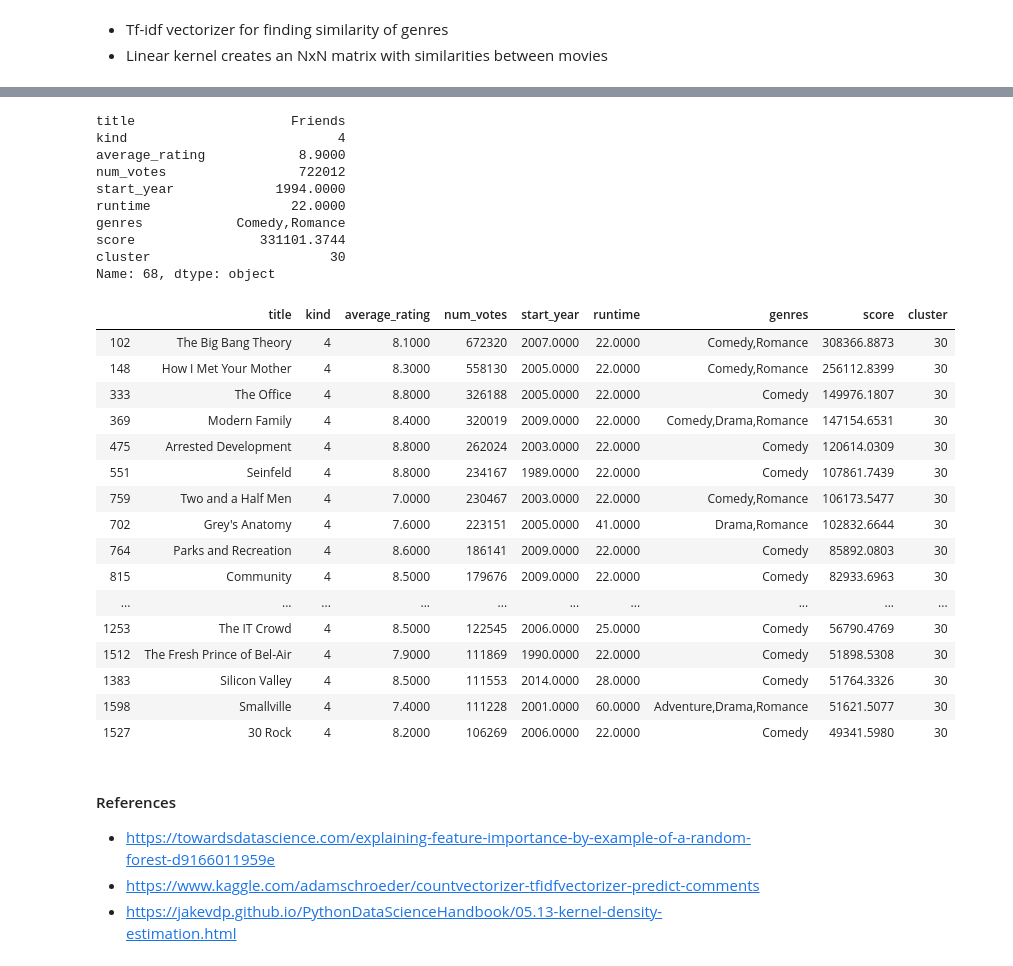
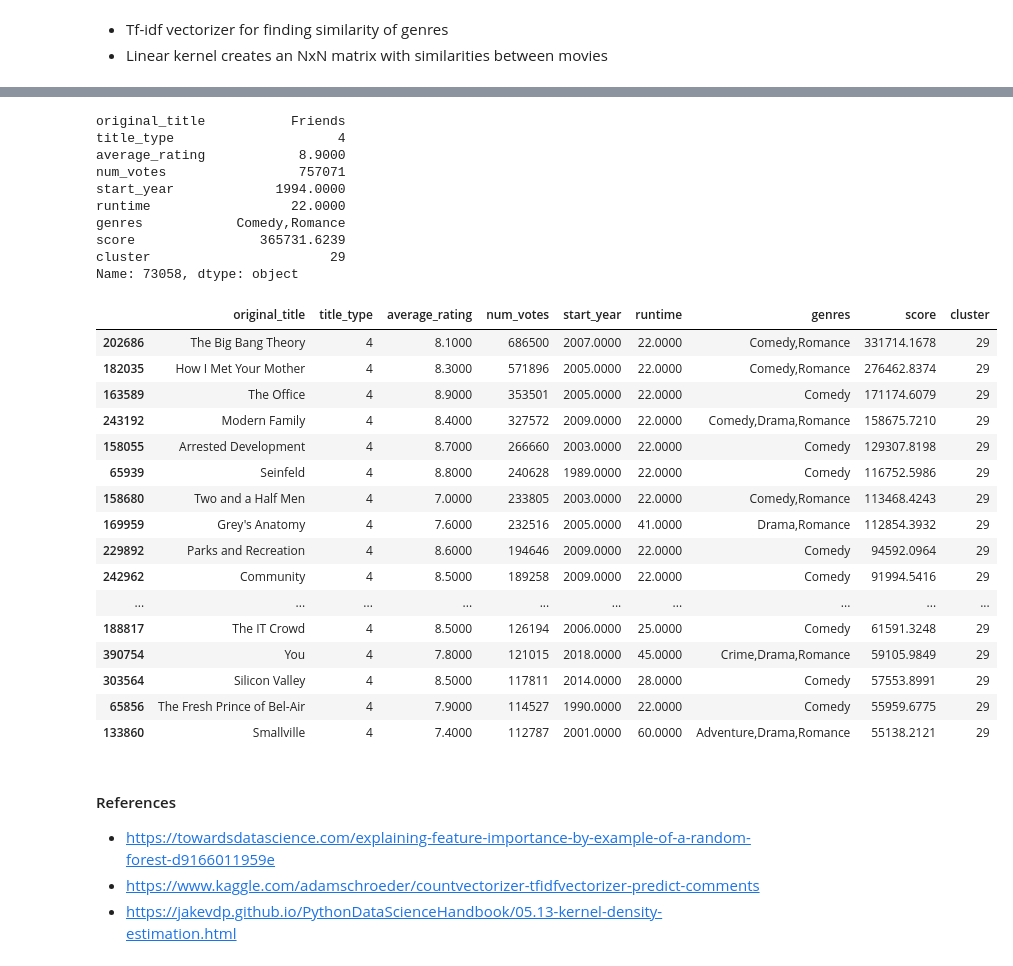
Before and after one commit to Jolinda-hub/recommovie, a Jupyter notebook: notebook/recommovie.ipynb, the cells around one changed output, grey strips where cells are left out. Cells and saved outputs as stored; diff of their text form; code cells hidden in the pictures.

```diff
--- a/notebook/recommovie.ipynb
+++ b/notebook/recommovie.ipynb
@@ -101,8 +114,8 @@ dtype: int64
 df = df.drop('end_year', axis=1)
 # %%
 cols = [
-    'title',
-    'kind',
+    'original_title',
+    'title_type',
     'average_rating',
     'num_votes',
     'start_year',
@@ -114,7 +127,7 @@ cols = [
 # %%
 le = LabelEncoder()
 dataset = df[cols].dropna().copy()
-dataset['kind'] = le.fit_transform(dataset['kind'])
+dataset['title_type'] = le.fit_transform(dataset['title_type'])
 # %%
 dataset.head()
 # %% [output]
@@ -207,8 +220,8 @@ drop_col_feat_imp(rf, X_train, y_train)
 #### Scoring
 # %%
 dataset['score'] = (
-    0.4576 * dataset['num_votes'] + 0.3271 * dataset['runtime'] +
-    0.3517 * dataset['start_year'] + 0.0493 * dataset['kind']
+    0.4821 * dataset['num_votes'] + 0.3502 * dataset['runtime'] +
+    0.3710 * dataset['start_year'] + 0.0541 * dataset['title_type']
 )
 # %%
 dataset = dataset.reset_index(drop=True)
@@ -324,7 +337,7 @@ def get_recommendations(movie_index):
 
     cond1 = (dataset.index.isin(indexes))
     cond2 = (dataset.cluster == dataset.iloc[movie_index]['cluster'])
-    cond3 = (dataset.kind == dataset.iloc[movie_index]['kind'])
+    cond3 = (dataset.title_type == dataset.iloc[movie_index]['title_type'])
 
     selected = dataset.loc[cond1 & cond2 & cond3] \
         .sort_values(by='score', ascending=False).head(20)
@@ -362,33 +375,33 @@ Name: 0, dtype: object
 # %%
-get_recommendations(68)
+get_recommendations(73058)
 # %% [output]
-title                    Friends
-kind                           4
+original_title           Friends
+title_type                     4
 average_rating            8.9000
-num_votes                 722012
+num_votes                 757071
 start_year             1994.0000
 runtime                  22.0000
 genres            Comedy,Romance
-score                331101.3744
-cluster                       30
-Name: 68, dtype: object
+score                365731.6239
+cluster                       29
+Name: 73058, dtype: object
-|  | title | kind | average_rating | num_votes | start_year | runtime | genres | score | cluster |
-| 102 | The Big Bang Theory | 4 | 8.1000 | 672320 | 2007.0000 | 22.0000 | Comedy,Romance | 308366.8873 | 30 |
-| 148 | How I Met Your Mother | 4 | 8.3000 | 558130 | 2005.0000 | 22.0000 | Comedy,Romance | 256112.8399 | 30 |
-| 333 | The Office | 4 | 8.8000 | 326188 | 2005.0000 | 22.0000 | Comedy | 149976.1807 | 30 |
-| 369 | Modern Family | 4 | 8.4000 | 320019 | 2009.0000 | 22.0000 | Comedy,Drama,Romance | 147154.6531 | 30 |
-| 475 | Arrested Development | 4 | 8.8000 | 262024 | 2003.0000 | 22.0000 | Comedy | 120614.0309 | 30 |
-| 551 | Seinfeld | 4 | 8.8000 | 234167 | 1989.0000 | 22.0000 | Comedy | 107861.7439 | 30 |
-| 759 | Two and a Half Men | 4 | 7.0000 | 230467 | 2003.0000 | 22.0000 | Comedy,Romance | 106173.5477 | 30 |
-| 702 | Grey's Anatomy | 4 | 7.6000 | 223151 | 2005.0000 | 41.0000 | Drama,Romance | 102832.6644 | 30 |
-| 764 | Parks and Recreation | 4 | 8.6000 | 186141 | 2009.0000 | 22.0000 | Comedy | 85892.0803 | 30 |
-| 815 | Community | 4 | 8.5000 | 179676 | 2009.0000 | 22.0000 | Comedy | 82933.6963 | 30 |
+|  | original_title | title_type | average_rating | num_votes | start_year | runtime | genres | score | cluster |
+| 202686 | The Big Bang Theory | 4 | 8.1000 | 686500 | 2007.0000 | 22.0000 | Comedy,Romance | 331714.1678 | 29 |
+| 182035 | How I Met Your Mother | 4 | 8.3000 | 571896 | 2005.0000 | 22.0000 | Comedy,Romance | 276462.8374 | 29 |
+| 163589 | The Office | 4 | 8.9000 | 353501 | 2005.0000 | 22.0000 | Comedy | 171174.6079 | 29 |
+| 243192 | Modern Family | 4 | 8.4000 | 327572 | 2009.0000 | 22.0000 | Comedy,Drama,Romance | 158675.7210 | 29 |
+| 158055 | Arrested Development | 4 | 8.7000 | 266660 | 2003.0000 | 22.0000 | Comedy | 129307.8198 | 29 |
+| 65939 | Seinfeld | 4 | 8.8000 | 240628 | 1989.0000 | 22.0000 | Comedy | 116752.5986 | 29 |
+| 158680 | Two and a Half Men | 4 | 7.0000 | 233805 | 2003.0000 | 22.0000 | Comedy,Romance | 113468.4243 | 29 |
+| 169959 | Grey's Anatomy | 4 | 7.6000 | 232516 | 2005.0000 | 41.0000 | Drama,Romance | 112854.3932 | 29 |
+| 229892 | Parks and Recreation | 4 | 8.6000 | 194646 | 2009.0000 | 22.0000 | Comedy | 94592.0964 | 29 |
+| 242962 | Community | 4 | 8.5000 | 189258 | 2009.0000 | 22.0000 | Comedy | 91994.5416 | 29 |
 | ... | ... | ... | ... | ... | ... | ... | ... | ... | ... |
-| 1253 | The IT Crowd | 4 | 8.5000 | 122545 | 2006.0000 | 25.0000 | Comedy | 56790.4769 | 30 |
-| 1512 | The Fresh Prince of Bel-Air | 4 | 7.9000 | 111869 | 1990.0000 | 22.0000 | Comedy | 51898.5308 | 30 |
-| 1383 | Silicon Valley | 4 | 8.5000 | 111553 | 2014.0000 | 28.0000 | Comedy | 51764.3326 | 30 |
-| 1598 | Smallville | 4 | 7.4000 | 111228 | 2001.0000 | 60.0000 | Adventure,Drama,Romance | 51621.5077 | 30 |
-| 1527 | 30 Rock | 4 | 8.2000 | 106269 | 2006.0000 | 22.0000 | Comedy | 49341.5980 | 30 |
+| 188817 | The IT Crowd | 4 | 8.5000 | 126194 | 2006.0000 | 25.0000 | Comedy | 61591.3248 | 29 |
+| 390754 | You | 4 | 7.8000 | 121015 | 2018.0000 | 45.0000 | Crime,Drama,Romance | 59105.9849 | 29 |
+| 303564 | Silicon Valley | 4 | 8.5000 | 117811 | 2014.0000 | 28.0000 | Comedy | 57553.8991 | 29 |
+| 65856 | The Fresh Prince of Bel-Air | 4 | 7.9000 | 114527 | 1990.0000 | 22.0000 | Comedy | 55959.6775 | 29 |
+| 133860 | Smallville | 4 | 7.4000 | 112787 | 2001.0000 | 60.0000 | Adventure,Drama,Romance | 55138.2121 | 29 |
 # %% [markdown]
 #### References
 - https://towardsdatascience.com/explaining-feature-importance-by-example-of-a-random-forest-d9166011959e
```
Also changed, not shown: parts of 19 cells of this notebook, 1 other file.
